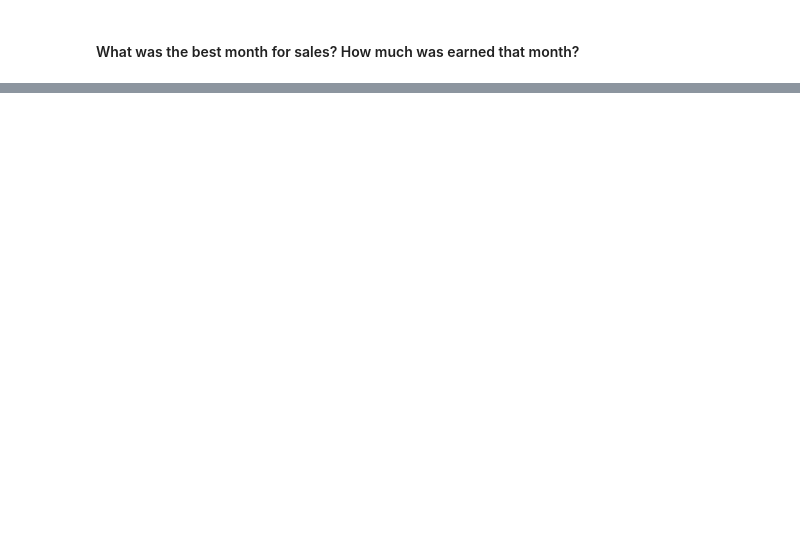
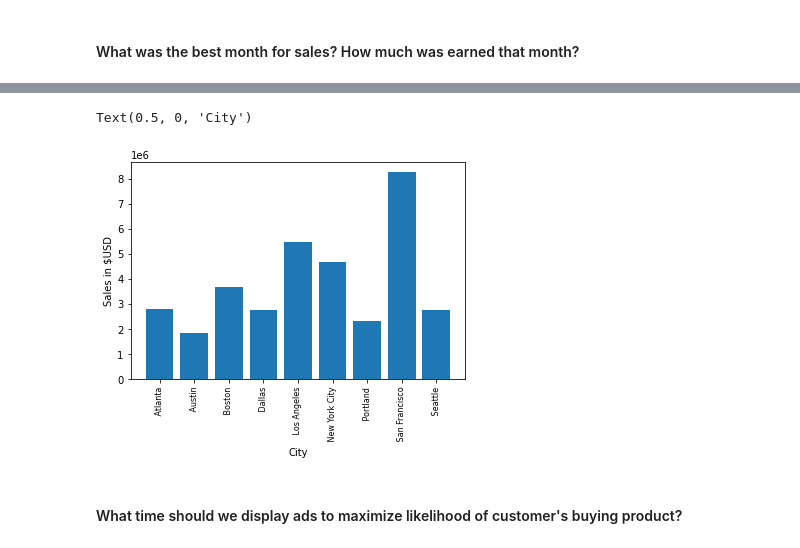
Before and after one commit to austbuhl/Pandas-Data-Science-Tasks, a Jupyter notebook: SalesAnalysis/Analysis.ipynb, the cells around one changed output, grey strips where cells are left out. Drawn from its saved outputs; the diff is of its cells as text; code cells hidden in the pictures; blank space fills up the shorter version.

```diff
--- a/SalesAnalysis/Analysis.ipynb
+++ b/SalesAnalysis/Analysis.ipynb
@@ -74,0 +111,3 @@ See the caveats in the documentation: https://pandas.pydata.org/pandas-docs/stab
+# %%
+sales_by_city = all_data.groupby('City').sum()['Sales']
+sales_by_city
@@ -74,0 +126,12 @@ See the caveats in the documentation: https://pandas.pydata.org/pandas-docs/stab
+# %%
+cities = [city for city, df in all_data.groupby('City')]
+
+plt.bar(cities, sales_by_city)
+plt.xticks(cities, rotation='vertical', size=8)
+plt.ylabel('Sales in $USD')
+plt.xlabel('City')
+# %% [output]
+Text(0.5, 0, 'City')
+[figure, added]
+# %% [markdown]
+#### What time should we display ads to maximize likelihood of customer's buying product?
```
Also changed, not shown: parts of 19 cells of this notebook, 2 other files.
